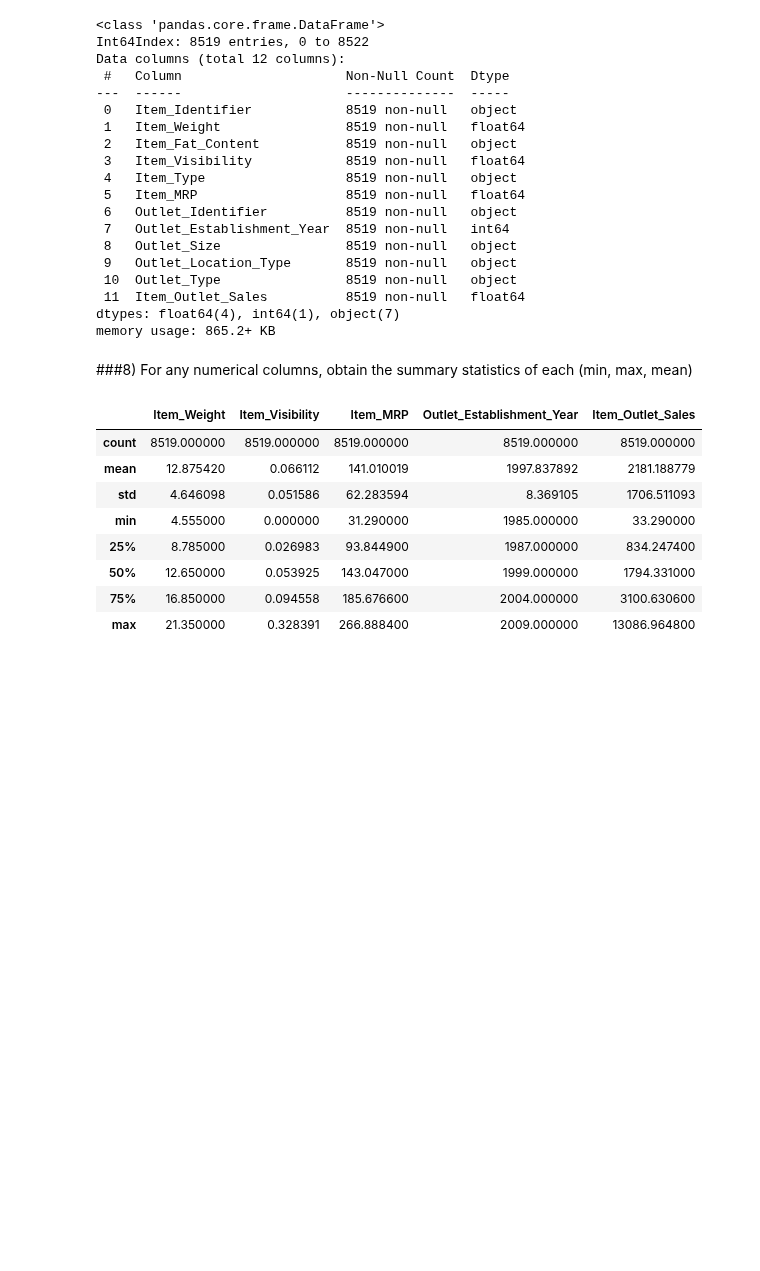
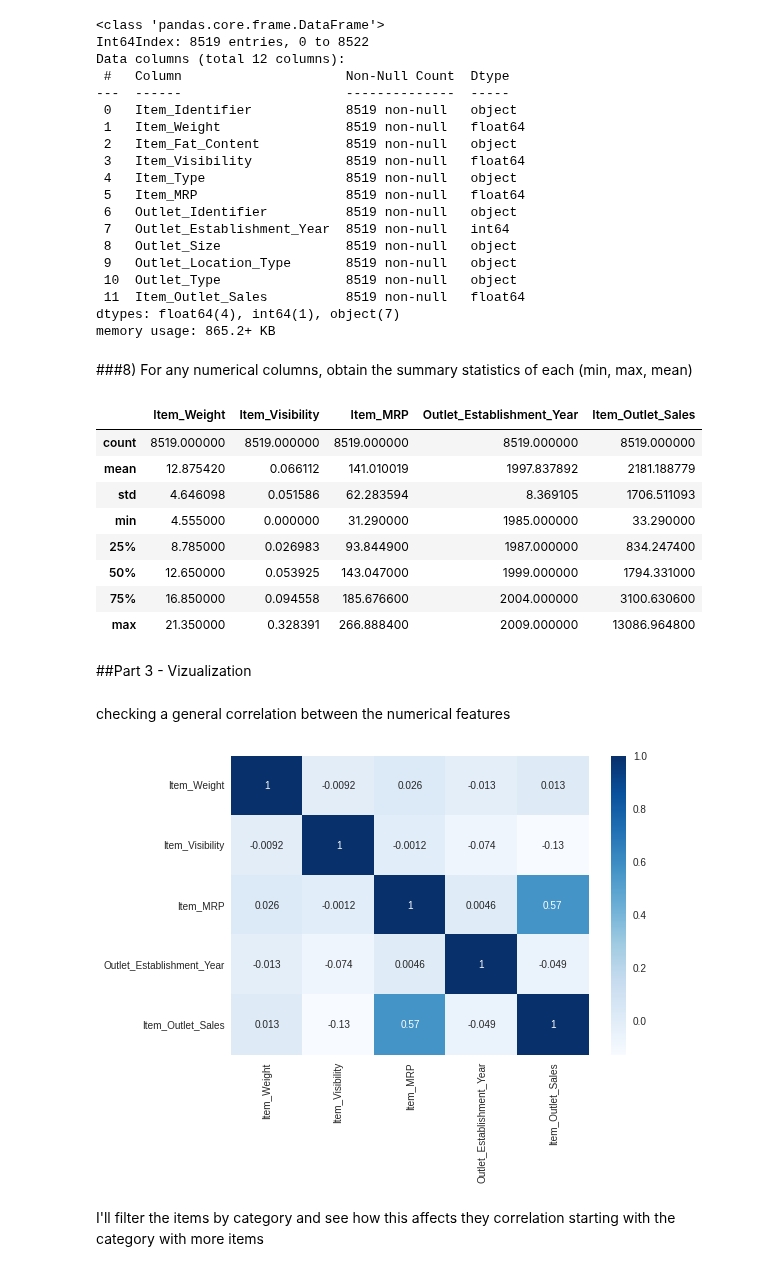
Before and after one commit to paulapipkin/sales_predictions, a Jupyter notebook: Sales_Prediciton.ipynb, the cells around one changed output. Saved outputs shown, nothing was run; the diff lists cells and outputs as text; code cells hidden in the pictures; blank space fills up the shorter version.

```diff
--- a/Sales_Prediciton.ipynb
+++ b/Sales_Prediciton.ipynb
@@ -389,3 +393,14 @@ df.describe()
 | 50% | 12.650000 | 0.053925 | 143.047000 | 1999.000000 | 1794.331000 |
 | 75% | 16.850000 | 0.094558 | 185.676600 | 2004.000000 | 3100.630600 |
 | max | 21.350000 | 0.328391 | 266.888400 | 2009.000000 | 13086.964800 |
+# %% [markdown]
+##Part 3 - Vizualization
+# %% [markdown]
+checking a general correlation between the numerical features
+# %%
+corr = df.corr()
+sns.heatmap(corr, cmap='Blues', annot=True);
+# %% [output]
+[figure, added]
+# %% [markdown]
+I'll filter the items by category and see how this affects they correlation starting with the category with more items
```
Also changed, not shown: parts of 19 cells of this notebook.
